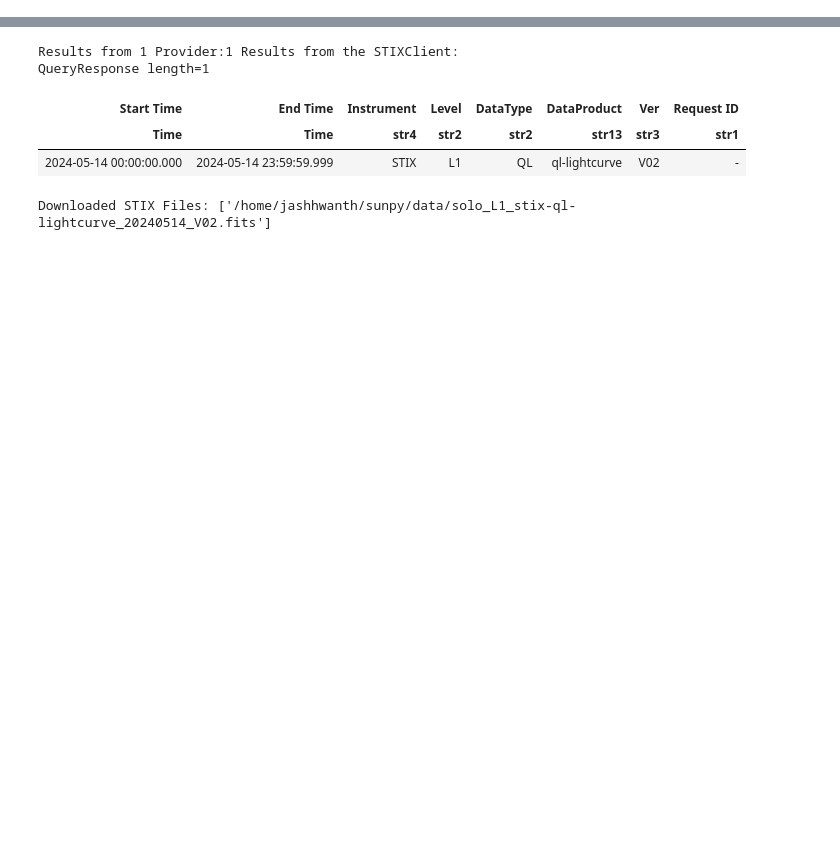
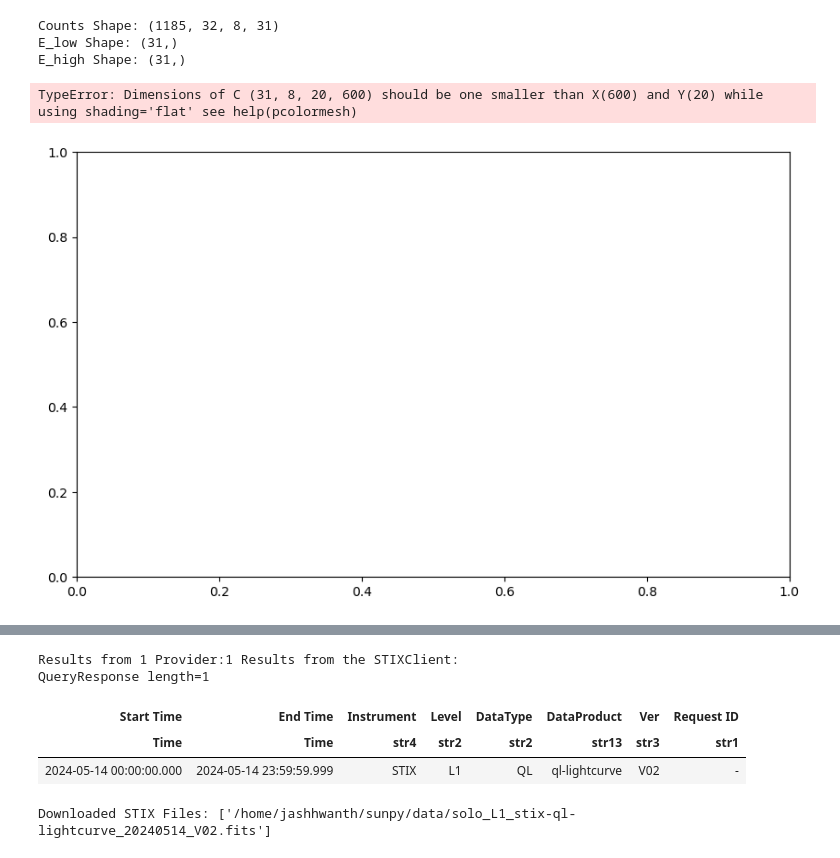
Before and after one commit to MJashwanthNaik/stix-project, a Jupyter notebook: 14_MAY_2024/14_may_24_Stix.ipynb, the cells around one changed output, grey strips where cells are left out. Drawn from its saved outputs; the diff is of its cells as text; code cells hidden in the pictures; blank space fills up the shorter version.

Commit message:
Time-integrated Spectograms-1D for the events on 14-may-2024

```diff
--- a/14_MAY_2024/14_may_24_Stix.ipynb
+++ b/14_MAY_2024/14_may_24_Stix.ipynb
@@ -5,8 +5,8 @@ from sunpy.net import Fido, attrs as a
 from stixpy.net.client import STIXClient
 
 # Defining the time range for the GOES data
-start_time = "2024-05-14T04:00:00"
-end_time = "2024-05-14T06:00:00"
+start_time = "2024-05-14T00:00:00"
+end_time = "2024-05-15T00:00:00"
 
 
 sci_query = Fido.search(a.Time(start_time, end_time),
@@ -29,9 +37,11 @@ sci_files = Fido.fetch(sci_query)
 # %%
 # Getting Compressed pixel data(cpd)
 
+from stixpy.product import Product
+
 sci_files = sorted(sci_files)
 
-spec = Product(sci_files[1])
+spec = Product(sci_files[6])
 spec
 # %% [output]
 CompressedPixelData   <sunpy.time.timerange.TimeRange object at 0x...>
@@ -59,0 +208,66 @@ spec.plot_spectrogram()
+# %%
+import numpy as np
+import matplotlib.pyplot as plt
+import astropy.units as u
+from astropy.time import Time
+
+# Extract data
+time = Time(spec.data['time']).mjd  # Convert time to Modified Julian Date
+counts = spec.data['counts']  # Shape: (num_times, num_energy_bins)
+e_low = np.array(spec.energies['e_low'])  # Energy lower bounds
+e_high = np.array(spec.energies['e_high'])  # Energy upper bounds
+
+# Print shapes for debugging
+print("Counts Shape:", counts.shape)  # (num_times, num_energy_bins)
+print("E_low Shape:", e_low.shape)  # Should match counts.shape[1] - 1 if there's an extra bin
+print("E_high Shape:", e_high.shape)  # Should match counts.shape[1] - 1 if there's an extra bin
+
+# **Fix: If counts has an extra bin, trim it**
+if counts.shape[1] == len(e_low) + 1:
+    counts = counts[:, :-1]  # Remove the extra bin
+
+# **Remove NaN values from e_high**
+valid_energy_mask = ~np.isnan(e_high)
+e_low = e_low[valid_energy_mask]
+e_high = e_high[valid_energy_mask]
+counts = counts[:, valid_energy_mask]  # Apply the same filter to counts
+
+# **Define the time and energy range**
+time_start = Time('2024-05-14 02:00:00').mjd
+time_end = Time('2024-05-14 02:10:00').mjd
+energy_min = 6.0  # keV
+energy_max = 50.0  # keV
+
+# **Filter time indices**
+time_mask = (time >= time_start) & (time <= time_end)
+filtered_time = time[time_mask]
+
+# **Filter energy indices**
+energy_mask = (e_low >= energy_min) & (e_high <= energy_max)
+filtered_e_low = e_low[energy_mask]
+filtered_e_high = e_high[energy_mask]
+filtered_counts = counts[time_mask, :][:, energy_mask]  # Ensure correct slicing
+
+# **Create a 2D meshgrid for pcolormesh**
+time_grid, energy_grid = np.meshgrid(filtered_time, filtered_e_low)
+
+# **Plot the spectrogram**
+plt.figure(figsize=(10, 6))
+plt.pcolormesh(time_grid, energy_grid, filtered_counts.T, shading='auto', cmap='inferno')
+plt.colorbar(label='Counts')
+
+# **Labels and title**
+plt.xlabel("Time (MJD)")
+plt.ylabel("Energy (keV)")
+plt.title("STIX X-ray Spectrogram")
+
+# Optional: Format x-axis for better readability
+plt.xticks(rotation=45)
+
+plt.show()
+# %% [output]
+Counts Shape: (1185, 32, 8, 31)
+E_low Shape: (31,)
+E_high Shape: (31,)
+TypeError: Dimensions of C (31, 8, 20, 600) should be one smaller than X(600) and Y(20) while using shading='flat' see help(pcolormesh)
+[figure, added]
```
Also changed, not shown: parts of 29 cells of this notebook, 9 other files.
